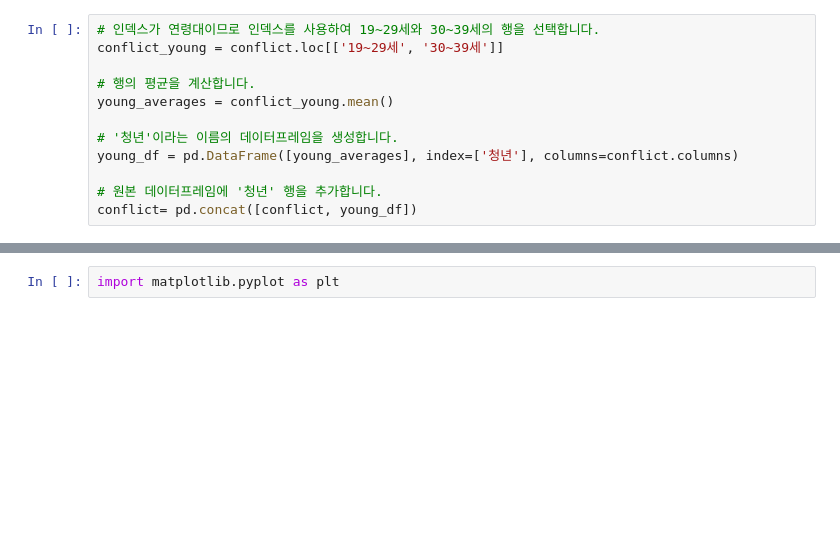
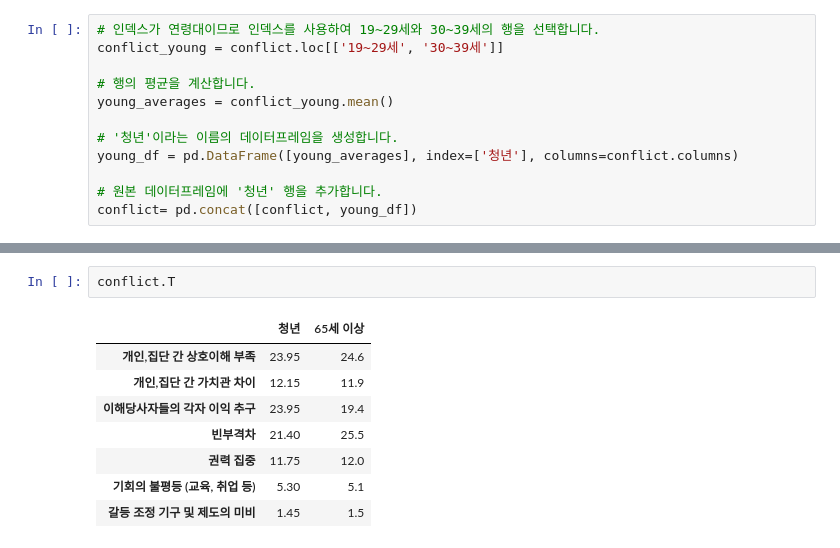
Before and after one commit to Team-cattttt/creative_sw_competiton, a Jupyter notebook: 발단/사회갈등의 정도 1순위.ipynb, the cells around one changed output, grey strips where cells are left out. Cells and saved outputs as stored; diff of their text form; blank space fills up the shorter version.

```diff
--- a/발단/사회갈등의 정도 1순위.ipynb
+++ b/발단/사회갈등의 정도 1순위.ipynb
@@ -133,6 +131,15 @@ conflict
 |  | 개인,집단 간 상호이해 부족 | 개인,집단 간 가치관 차이 | 이해당사자들의 각자 이익 추구 | 빈부격차 | 권력 집중 | 기회의 불평등 (교육, 취업 등) | ... |
 | 청년 | 23.95 | 12.15 | 23.95 | 21.4 | 11.75 | 5.3 | ... |
 | 65세 이상 | 24.60 | 11.90 | 19.40 | 25.5 | 12.00 | 5.1 | ... |
-# %%
-import matplotlib.pyplot as plt
+# %%
+conflict.T
+# %% [output]
+|  | 청년 | 65세 이상 |
+| 개인,집단 간 상호이해 부족 | 23.95 | 24.6 |
+| 개인,집단 간 가치관 차이 | 12.15 | 11.9 |
+| 이해당사자들의 각자 이익 추구 | 23.95 | 19.4 |
+| 빈부격차 | 21.40 | 25.5 |
+| 권력 집중 | 11.75 | 12.0 |
+| 기회의 불평등 (교육, 취업 등) | 5.30 | 5.1 |
+| 갈등 조정 기구 및 제도의 미비 | 1.45 | 1.5 |
 # %%
```
Also changed, not shown: parts of 5 cells of this notebook.
